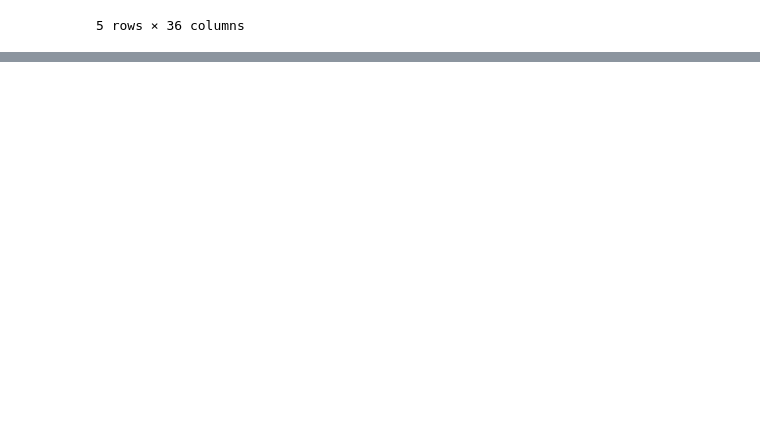
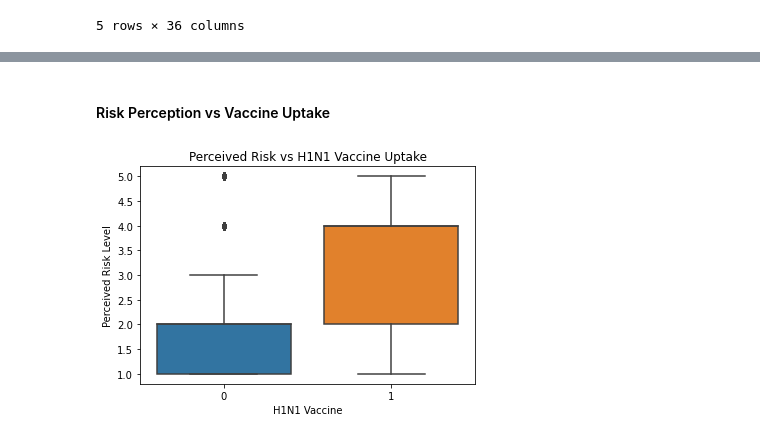
Before and after one commit to isabellasiele/H1N1-vaccine-Project, a Jupyter notebook: index.ipynb, the cells around one changed output, grey strips where cells are left out. Cells and saved outputs as stored; diff of their text form; code cells hidden in the pictures; blank space fills up the shorter version.

```diff
--- a/index.ipynb
+++ b/index.ipynb
@@ -64,0 +328,14 @@ test_features_df.head()
+# %% [markdown]
+#### Risk Perception vs Vaccine Uptake
+# %%
+sns.boxplot(
+    data=training_features_df.join(training_labels_df['h1n1_vaccine']),
+    x='h1n1_vaccine',
+    y='opinion_h1n1_risk'
+)
+plt.title('Perceived Risk vs H1N1 Vaccine Uptake')
+plt.xlabel('H1N1 Vaccine')
+plt.ylabel('Perceived Risk Level')
+plt.show()
+# %% [output]
+[figure, added]
```
Also changed, not shown: parts of 57 cells of this notebook.
